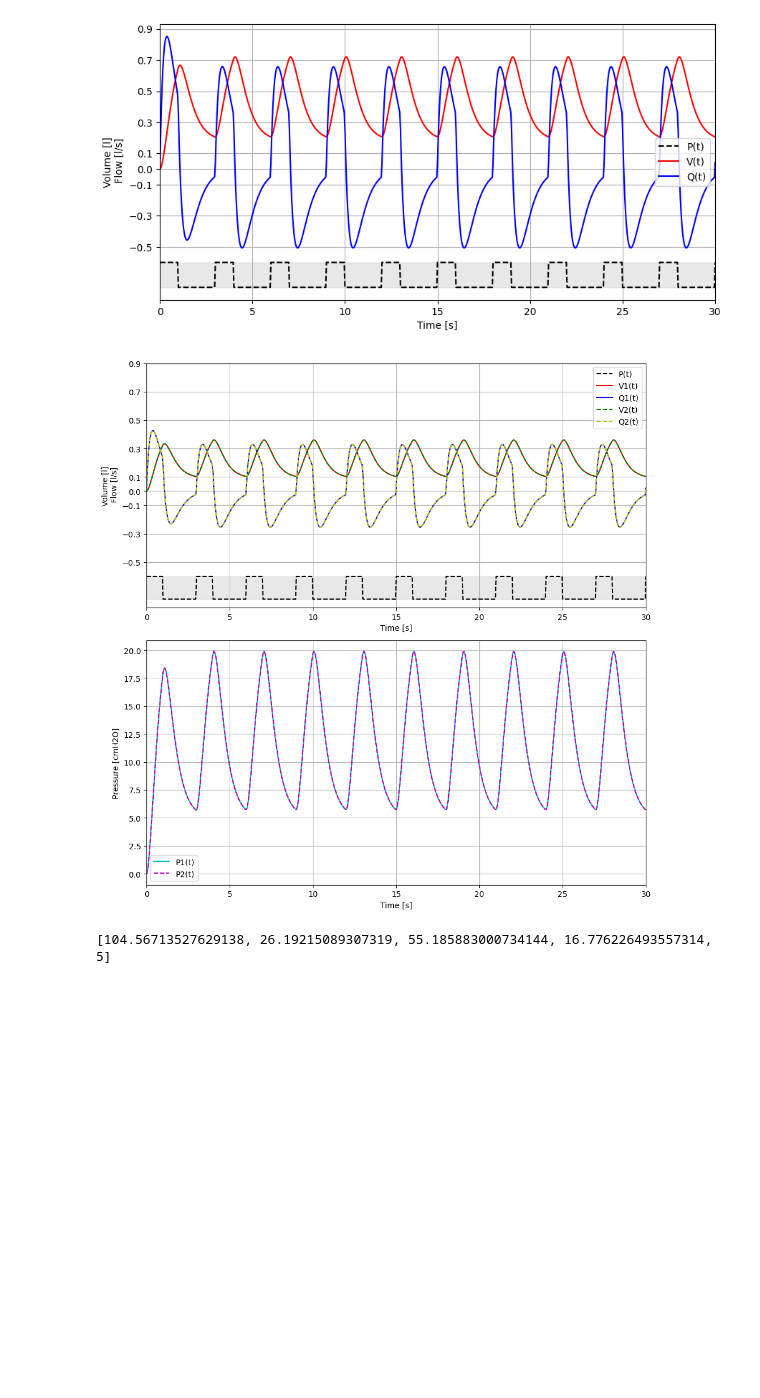
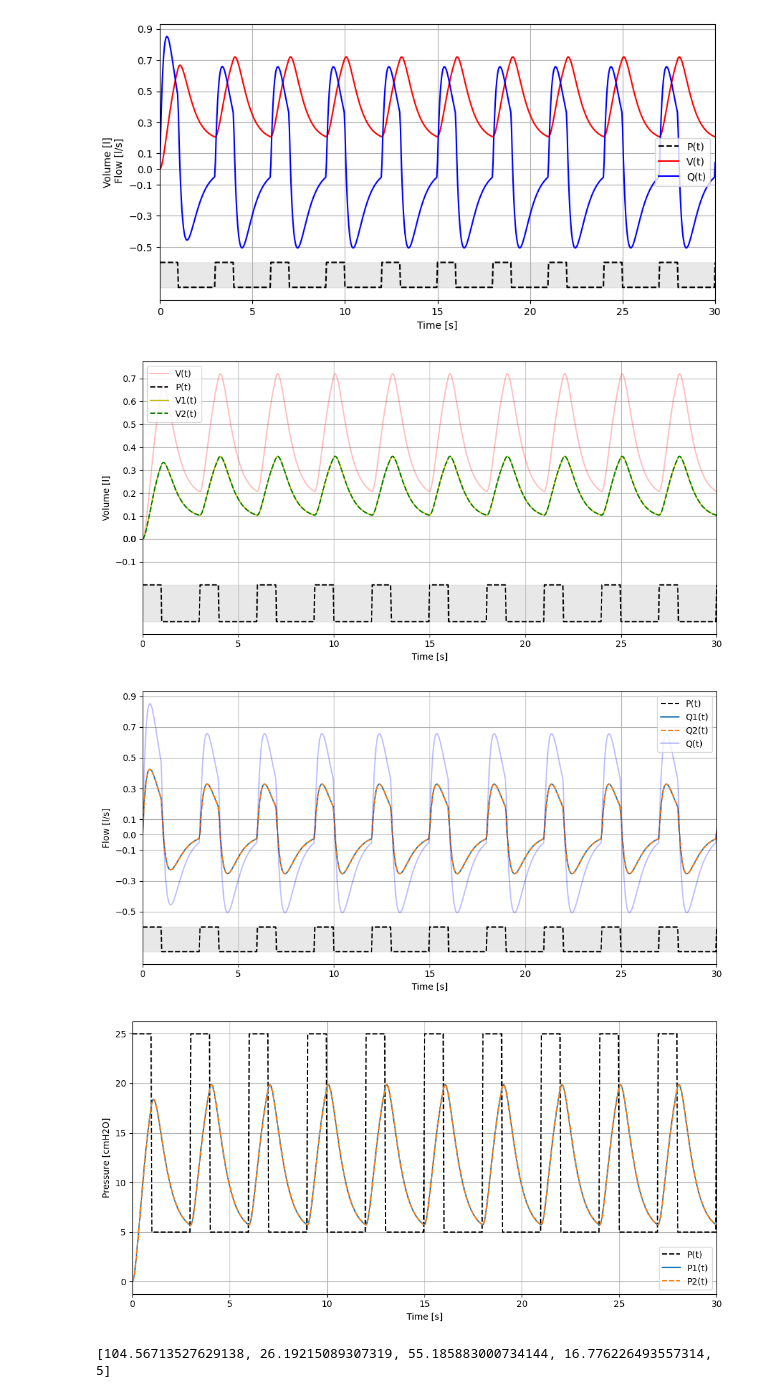
Before and after one commit to julienbrandoit/GBIO0014-2---ARDS-and-healthy-lungs-analysis, a Jupyter notebook: project.ipynb, the cells around one changed output. Cells and saved outputs as stored; diff of their text form; code cells hidden in the pictures; blank space fills up the shorter version.

```diff
--- a/project.ipynb
+++ b/project.ipynb
@@ -288,6 +288,7 @@ def simulate_cycle(t, P, params, initial_conditions):
 
 t = np.arange(0, 30.001, 0.04)
 P = [square_wave(x) for x in t]
+
 params = [med_control_properties.loc[0.5, 'Ers'], med_control_properties.loc[0.5, 'Rrs'], med_control_properties.loc[0.5, 'Ers'], med_control_properties.loc[0.5, 'Rrs'], 5]
 initial_conditions = [0, 0]
 print(params)
@@ -305,6 +306,7 @@ plt.fill_between(t, min_scaled_P, max_scaled_P, color='lightgrey', alpha=0.5)
 plt.plot(t, scaled_P, 'k--', label='P(t)')
 
 V_total = sol.y[0]
+Q_total = sol.y[1]
 
 plt.plot(sol.t, sol.y[0], label='V(t)', color='r')
 plt.plot(sol.t, sol.y[1], label='Q(t)', color='b')
@@ -354,49 +356,70 @@ def simulate_lungs_cycle(t, P, params, initial_conditions):
     return sol
 
 t = np.arange(0, 30.001, 0.04)
 P = [square_wave(x) for x in t]
 params = [med_control_properties.loc[0.5, 'Ers'], med_control_properties.loc[0.5, 'Rrs'], med_control_properties.loc[0.5, 'Ers'], med_control_properties.loc[0.5, 'Rrs'], 5]
 initial_conditions = [0, 0, 0, 0]
 sol = simulate_lungs_cycle(t, P, params, initial_conditions)
 # Calculate min and max of scaled P(t)
 f = 0.2
 y_offset = 0.8
 scaled_P = [f*p/np.max(P) - y_offset for p in P]
 min_scaled_P = min(scaled_P)
 max_scaled_P = max(scaled_P)
 
-plt.figure(figsize=(10, 10))
+# Plot for volumes
+plt.figure(figsize=(10, 5))
+plt.fill_between(t, min_scaled_P + 0.4, max_scaled_P+0.4, color='lightgrey', alpha=0.5)
+plt.plot(sol.t, V_total, label='V(t)', color='r', alpha=0.25)
+plt.plot(t, [p + 0.4 for p in scaled_P], 'k--', label='P(t)')
+plt.plot(sol.t, sol.y[0], label='V1(t)', color='y')
+plt.plot(sol.t, sol.y[2], label='V2(t)', color='g', linestyle='--')
+plt.xlabel('Time [s]')
+plt.ylabel('Volume [l]')
+plt.grid()
+plt.legend(loc='best')
+# Set y ticks from -0.5 to 0.9 with a step size of 0.1
+plt.gca().set_yticks(list(np.arange(-0.1, 0.8, 0.1)) + [0])
+plt.xlim(min(t), max(t))
+plt.tight_layout()
+plt.savefig('volumes_plot.png')
+plt.show()
 
-# First subplot
-plt.subplot(2, 1, 1)
+# Plot for flux
+plt.figure(figsize=(10, 5))
 plt.fill_between(t, min_scaled_P, max_scaled_P, color='lightgrey', alpha=0.5)
 plt.plot(t, scaled_P, 'k--', label='P(t)')
-plt.plot(sol.t, sol.y[0], label='V1(t)', color='r')
-plt.plot(sol.t, sol.y[1], label='Q1(t)', color='b')
-plt.plot(sol.t, sol.y[2], label='V2(t)', color='g', linestyle='--')
-plt.plot(sol.t, sol.y[3], label='Q2(t)', color='y', linestyle='--')
-plt.gca().set_yticks(list(np.arange(-0.5, 1.0, 0.2)) + [0])
+plt.plot(sol.t, Q_total, label='Q(t)', color='b', alpha=0.25)
+plt.plot(sol.t, sol.y[1], label='Q1(t)')
+plt.plot(sol.t, sol.y[3], label='Q2(t)', linestyle='--')
 plt.xlabel('Time [s]')
-plt.ylabel('Volume [l]\n Flow [l/s]')
+plt.ylabel('Flow [l/s]')
 plt.grid()
 plt.legend(loc='best')
 plt.xlim(min(t), max(t))
+plt.tight_layout()
+plt.savefig('flux_plot.png')
+# Set y ticks from -0.5 to 0.9 with a step size of 0.1
+plt.gca().set_yticks(list(np.arange(-0.5, 1.0, 0.2)) + [0])
+plt.show()
 
-# Second subplot
-plt.subplot(2, 1, 2, sharex=plt.gca())  # Using sharex to share the x-axis
-plt.plot(sol.t, sol.y[0]*params[0], label='P1(t)', color='c')
-plt.plot(sol.t, sol.y[2]*params[2], label='P2(t)', color='m', linestyle='--')
+# Plot for pressure
+plt.figure(figsize=(10, 5))
+plt.plot(sol.t, [params[5](t) for t in sol.t], label='P(t)', color='k', linestyle='--')
+plt.plot(sol.t, sol.y[0] * params[0], label='P1(t)')
+plt.plot(sol.t, sol.y[2] * params[2], label='P2(t)', linestyle='--')
 plt.xlabel('Time [s]')
 plt.ylabel('Pressure [cmH2O]')
 plt.grid()
 plt.legend(loc='best')
 plt.xlim(min(t), max(t))
-
 plt.tight_layout()
-plt.savefig('lungs_simulation.png')
+plt.savefig('pressure_plot.png')
 plt.show()
 # %% [output]
-[figure, old version]
+[figure, new version]
+[figure, added]
+[figure, added]
 # %%
 t = np.arange(0, 30.001, 0.04)
 P = [square_wave(x) for x in t]
```
Also changed, not shown: 4 other files.
